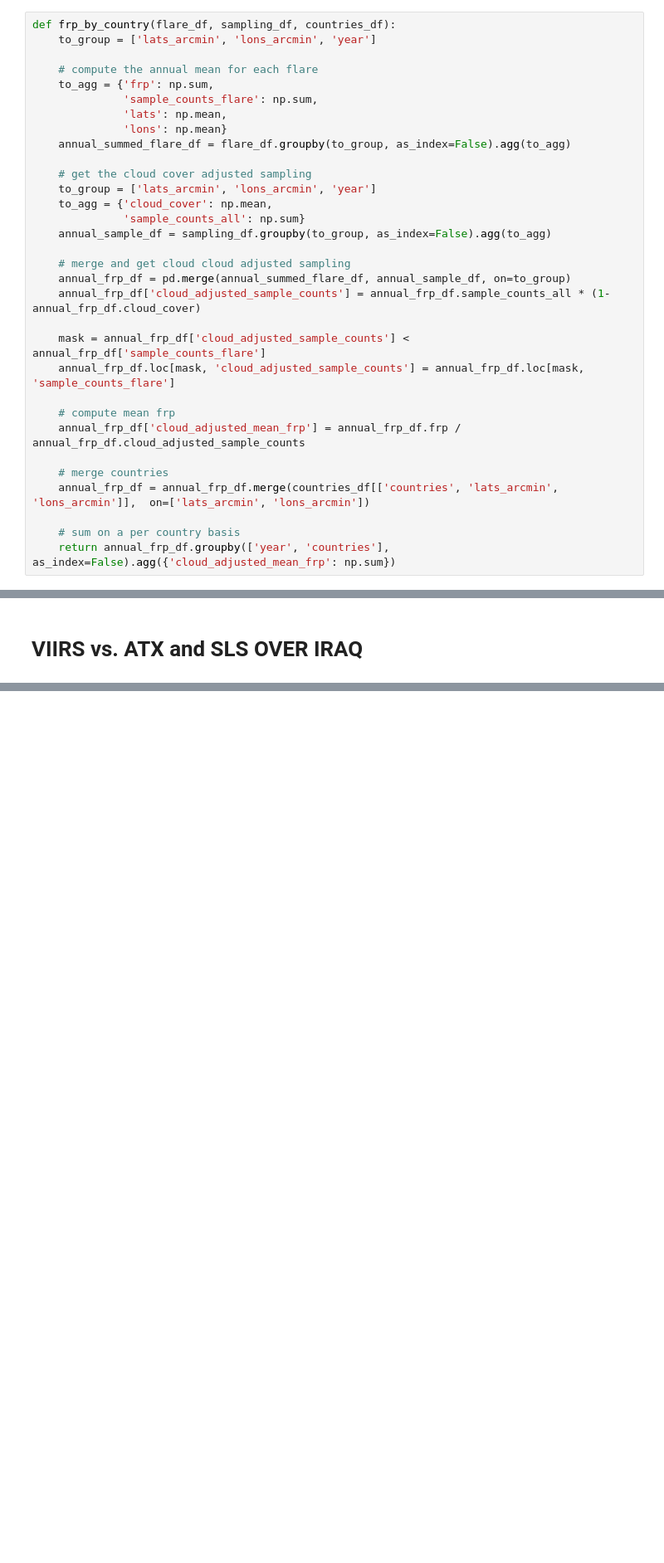
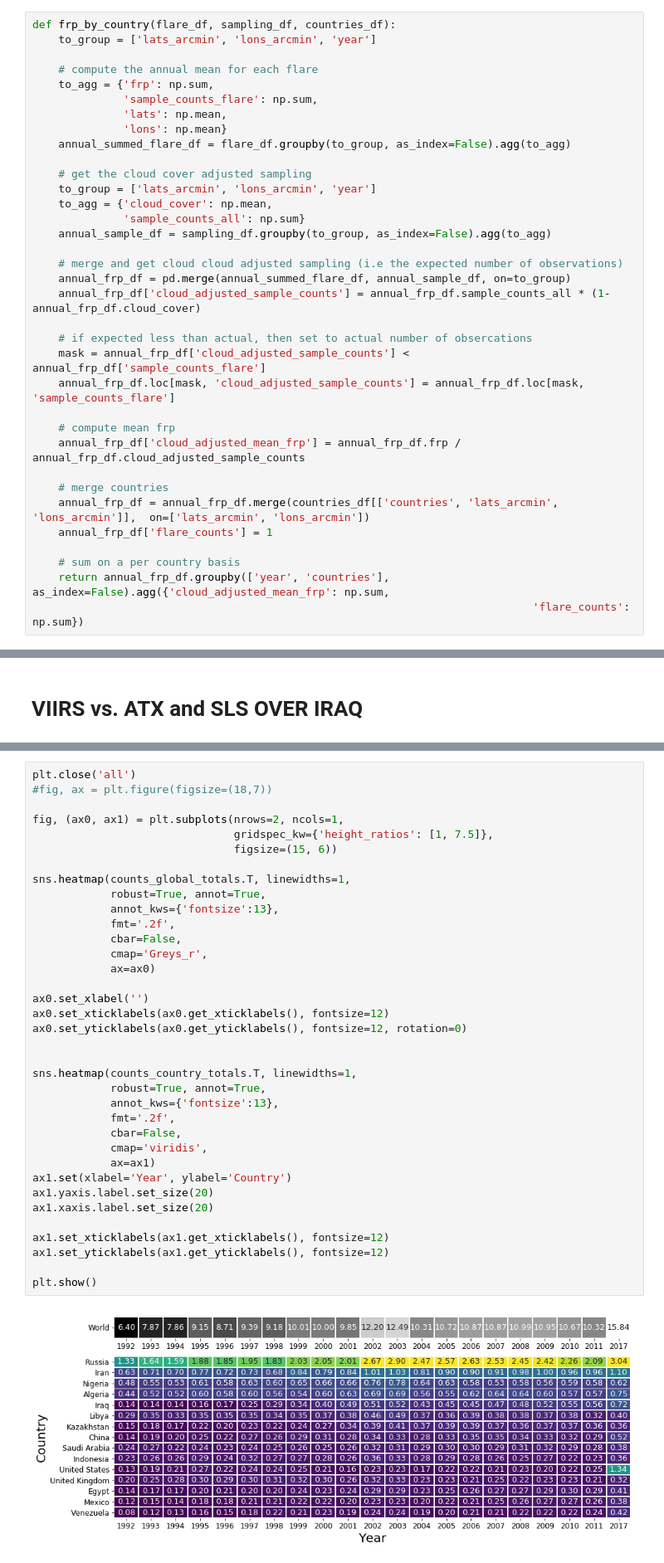
Before and after one commit to dnf0/kcl-globalgasflaring, a Jupyter notebook: notebooks/Paper Analysis Combined.ipynb, the cells around one changed output, grey strips where cells are left out. Shown at 83% size. Drawn from its saved outputs; the diff is of its cells as text; blank space fills up the shorter version.

```diff
--- a/notebooks/Paper Analysis Combined.ipynb
+++ b/notebooks/Paper Analysis Combined.ipynb
@@ -532,10 +531,11 @@ def frp_by_country(flare_df, sampling_df, countries_df):
               'sample_counts_all': np.sum}
     annual_sample_df = sampling_df.groupby(to_group, as_index=False).agg(to_agg)
 
-    # merge and get cloud cloud adjusted sampling
+    # merge and get cloud cloud adjusted sampling (i.e the expected number of observations)
     annual_frp_df = pd.merge(annual_summed_flare_df, annual_sample_df, on=to_group)
     annual_frp_df['cloud_adjusted_sample_counts'] = annual_frp_df.sample_counts_all * (1-annual_frp_df.cloud_cover)
 
+    # if expected less than actual, then set to actual number of obsercations
     mask = annual_frp_df['cloud_adjusted_sample_counts'] < annual_frp_df['sample_counts_flare']
     annual_frp_df.loc[mask, 'cloud_adjusted_sample_counts'] = annual_frp_df.loc[mask, 'sample_counts_flare']
 
@@ -544,9 +544,11 @@ def frp_by_country(flare_df, sampling_df, countries_df):
 
     # merge countries
     annual_frp_df = annual_frp_df.merge(countries_df[['countries', 'lats_arcmin', 'lons_arcmin']],  on=['lats_arcmin', 'lons_arcmin'])
+    annual_frp_df['flare_counts'] = 1
 
     # sum on a per country basis
-    return annual_frp_df.groupby(['year', 'countries'], as_index=False).agg({'cloud_adjusted_mean_frp': np.sum})
+    return annual_frp_df.groupby(['year', 'countries'], as_index=False).agg({'cloud_adjusted_mean_frp': np.sum,
+                                                                             'flare_counts': np.sum})
 # %%
 ats_annual_frp_by_country = frp_by_country(screened_ats_df, ats_sampling_df, ats_countries_df)
 sls_annual_frp_by_country = frp_by_country(screened_sls_df, sls_sampling_df, sls_countries_df)
@@ -762,3 +1013,41 @@ plt.show()
+# %%
+plt.close('all')
+#fig, ax = plt.figure(figsize=(18,7))
+
+fig, (ax0, ax1) = plt.subplots(nrows=2, ncols=1,
+                               gridspec_kw={'height_ratios': [1, 7.5]},
+                               figsize=(15, 6))
+
+sns.heatmap(counts_global_totals.T, linewidths=1,
+            robust=True, annot=True,
+            annot_kws={'fontsize':13},
+            fmt='.2f',
+            cbar=False,
+            cmap='Greys_r',
+            ax=ax0)
+
+ax0.set_xlabel('')
+ax0.set_xticklabels(ax0.get_xticklabels(), fontsize=12)
+ax0.set_yticklabels(ax0.get_yticklabels(), fontsize=12, rotation=0)
+
+
+sns.heatmap(counts_country_totals.T, linewidths=1,
+            robust=True, annot=True,
+            annot_kws={'fontsize':13},
+            fmt='.2f',
+            cbar=False,
+            cmap='viridis',
+            ax=ax1)
+ax1.set(xlabel='Year', ylabel='Country')
+ax1.yaxis.label.set_size(20)
+ax1.xaxis.label.set_size(20)
+
+ax1.set_xticklabels(ax1.get_xticklabels(), fontsize=12)
+ax1.set_yticklabels(ax1.get_yticklabels(), fontsize=12)
+
+plt.show()
+# %% [output]
+[figure, added]
 # %% [markdown]
 # ANNUAL TIMESERIES FLARING ACTIVITY BY NATION TOTALS
 # %%
```
Also changed, not shown: parts of 31 cells of this notebook.
